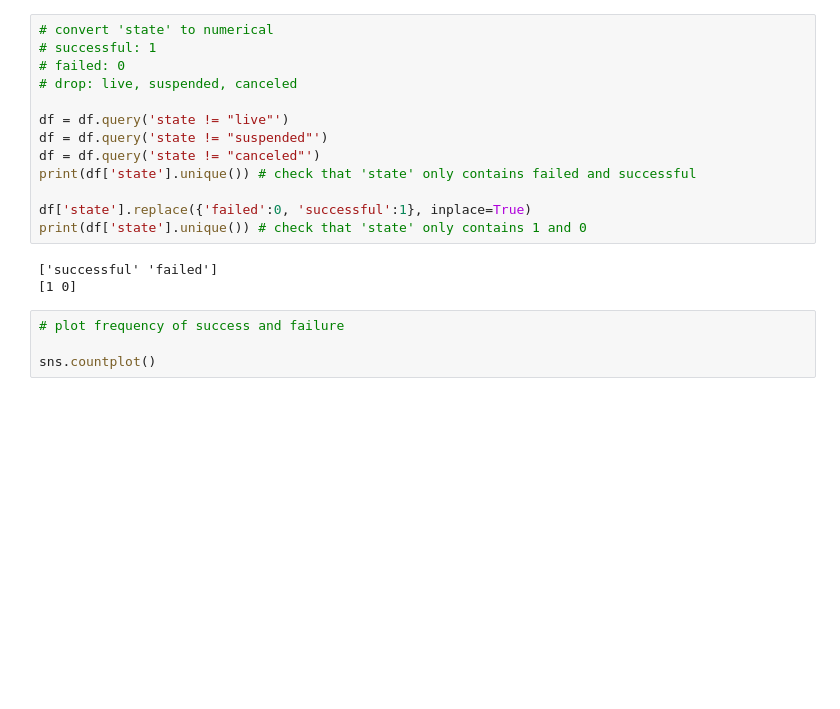
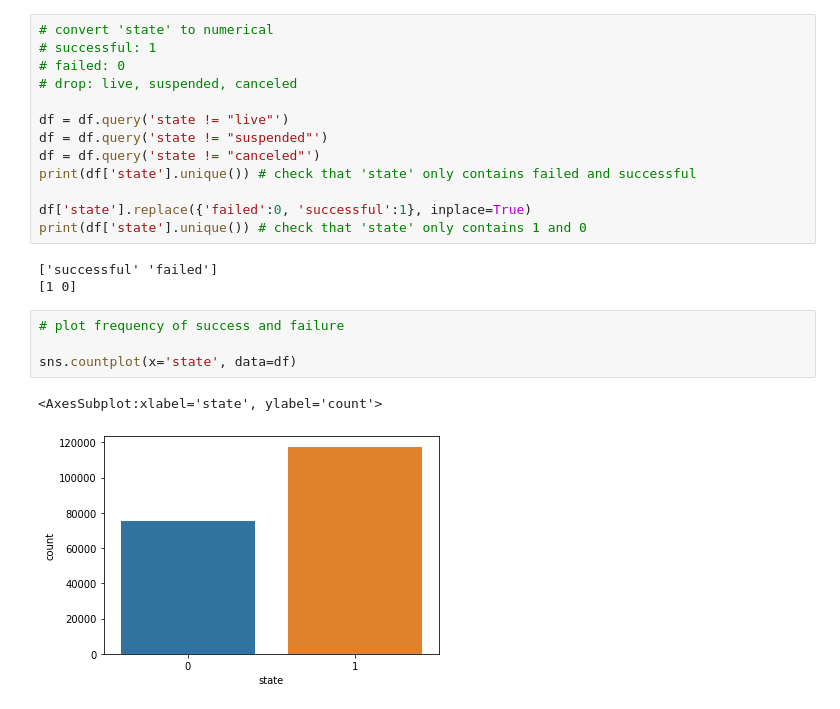
Before and after one commit to laurantirkh/kickstarter-ml, a Jupyter notebook: EDA1.ipynb, the cells around one changed output. Saved outputs shown, nothing was run; the diff lists cells and outputs as text; blank space fills up the shorter version.

```diff
--- a/EDA1.ipynb
+++ b/EDA1.ipynb
@@ -351,4 +313,7 @@ print(df['state'].unique()) # check that 'state' only contains 1 and 0
 # %%
 # plot frequency of success and failure
 
-sns.countplot()
+sns.countplot(x='state', data=df)
+# %% [output]
+<AxesSubplot:xlabel='state', ylabel='count'>
+[figure, added]
```
Also changed, not shown: parts of 20 cells of this notebook.
